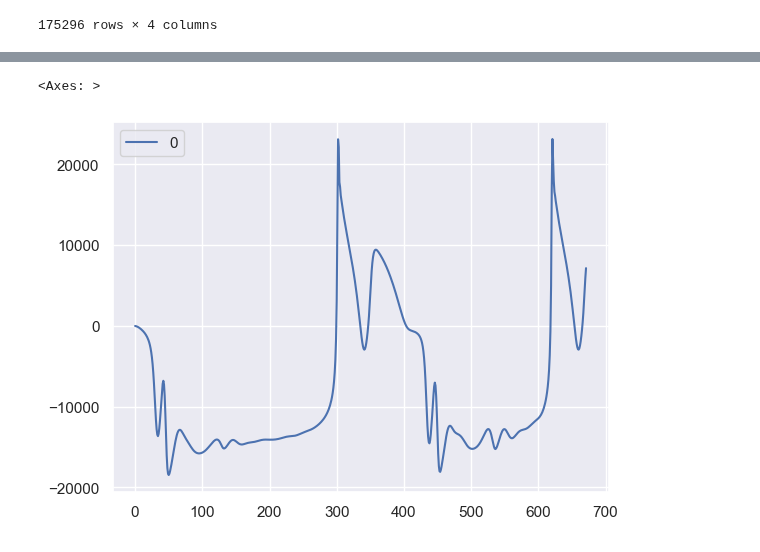
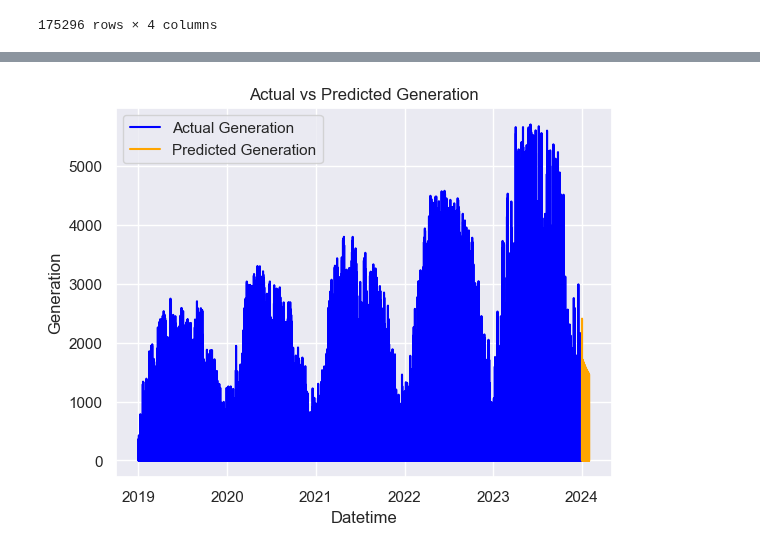
Before and after one commit to jamesdeluk/data-projects, a Jupyter notebook: ods032-tf.ipynb, the cells around one changed output, grey strips where cells are left out. Saved outputs shown, nothing was run; the diff lists cells and outputs as text; code cells hidden in the pictures.

```diff
--- a/ods032-tf.ipynb
+++ b/ods032-tf.ipynb
@@ -49,18 +54,17 @@ sns.lineplot(data.generation)
 # %%
 # Normalise data
 scaler = MinMaxScaler(feature_range=(0, 1))
-scaled_data = scaler.fit_transform(data)
+data['generation'] = scaler.fit_transform(data[['generation']])
+
+data = data[['generation', 'day_of_year', 'hour_sin', 'hour_cos']]
 
 # Set sequence length (e.g., 96 timesteps = past 24 hours)
 seq_len = 96
 
 # Create sequences and labels
-X = []
-y = []
-for i in range(seq_len, len(scaled_data)):
-    X.append(scaled_data[i-seq_len:i, 0])
-    y.append(scaled_data[i, 0])
-X, y = np.array(X), np.array(y)
+X, y = [], []
+for i in range(seq_len, len(data)):
+    X.append(data.iloc[i-seq_len:i].values)  # Collect past seq_len values for all features
+    y.append(data.iloc[i]['generation'])     # Target is the 'generation' value at each time step
 
-# # Reshape X for LSTM input (samples, timesteps, features)
-X = X.reshape((X.shape[0], X.shape[1], 1))
+X, y = np.array(X), np.array(y)  # Convert to numpy arrays
@@ -73,6 +71,6 @@ non-zeroes:     91,492
 # %%
 model = Sequential([
-    LSTM(50, return_sequences=True, input_shape=(X.shape[1], 1)),
+    LSTM(50, return_sequences=True, input_shape=(X.shape[1], X.shape[2])),  # X.shape[2] is now the number of features (e.g., 4)
     LSTM(50),
     Dense(1)
 ])
@@ -131,5 +142,23 @@ print(predicted_values)
-# %%
-sns.lineplot(predicted_values)
-# %% [output]
-<Axes: >
-[figure, removed]
+# %%
+predicted_values_bak = predicted_values.copy()
+# %%
+predicted_values = predicted_values_bak.copy()
+# %%
+# Plot actual generation data
+sns.lineplot(data=data_prescaled.generation[:], label='Actual Generation', color='blue')
+
+predicted_values = np.maximum(predicted_values, 0)
+
+# Plot predicted values
+# Create a new index for predicted values to follow the last date of the actual data
+predicted_index = pd.date_range(start=data.index[-1] + pd.Timedelta(minutes=15), periods=len(predicted_values), freq='15min')
+sns.lineplot(x=predicted_index, y=predicted_values.flatten(), label='Predicted Generation', color='orange')
+
+# Add labels and title
+plt.xlabel('Datetime')
+plt.ylabel('Generation')
+plt.title('Actual vs Predicted Generation')
+plt.legend()
+plt.show()
+# %% [output]
+[figure, added]
```
Also changed, not shown: parts of 5 cells of this notebook.
